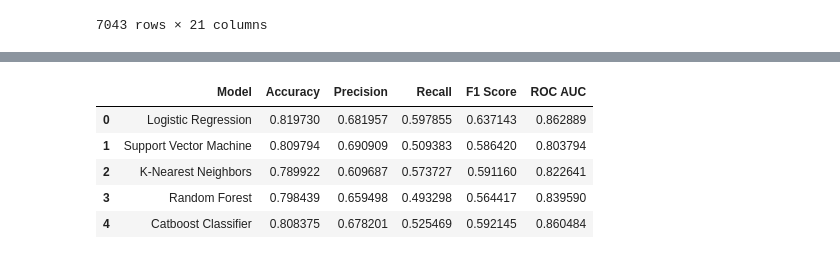
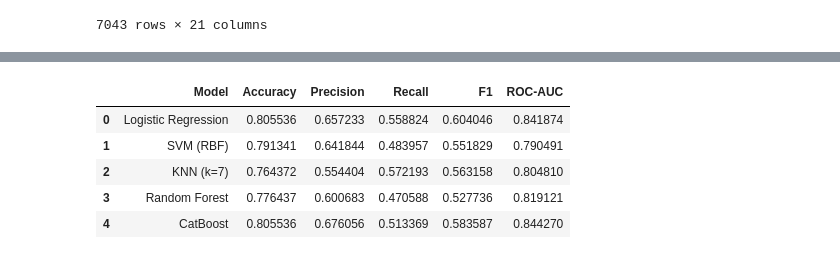
Before and after one commit to OlegTertychnyi/ML-labs-Tert, a Jupyter notebook: lab03/notebooks/lab03.ipynb, the cells around one changed output, grey strips where cells are left out. Drawn from its saved outputs; the diff is of its cells as text; code cells hidden in the pictures.

```diff
--- a/lab03/notebooks/lab03.ipynb
+++ b/lab03/notebooks/lab03.ipynb
@@ -80,8 +80,8 @@ csv_path
 # %% [output]
 PosixPath('/home/optert/ML-labs-Tert/lab03/data/raw/telco.csv')
 # %%
-X = pd.read_csv(csv_path)
-X
+df = pd.read_csv(csv_path)
+df
 # %% [output]
 |  | customerID | gender | SeniorCitizen | Partner | Dependents | tenure | PhoneService | MultipleLines | ... |
 | 0 | 7590-VHVEG | Female | 0 | Yes | No | 1 | No | No phone service | ... |
@@ -121,14 +133 @@ X['MonthlyCharges_small_flag'] = X['MonthlyCharges'].apply(lambda x: 'Yes' if x
-# %%
-# Разделяем фичи
-sku = ['customerID']
-numeric = ['tenure', 'MonthlyCharges', 'TotalCharges', 'PC1', 'PC2', 'tenure_norm_by_contract_type', 'tenure_norm_by_payment_method']
-categorical = X.columns.drop(numeric + sku).tolist()
-binary = X.columns[X.nunique() == 2].tolist()
-for cat in binary:
-    if cat in categorical:
-        categorical.remove(cat)
-
-# Переведем метки в 1/0
-le_churn = LabelEncoder()
-y = le_churn.fit_transform(y)
 # %%
@@ -200,54 +200,37 @@ pd.DataFrame(results)
 # %%
-cb_preprocessor = ColumnTransformer(transformers=[
-        ('num', 'passthrough', numeric),
-        ('cat', 'passthrough', categorical),
-        ('bin', 'passthrough', binary)
-    ],
-    remainder='drop'
+# CatBoost: берём данные без OneHot, подаём категории напрямую
+
+cat_features_idx = [X.columns.get_loc(c) for c in cat_cols]
+
+cb_model = CatBoostClassifier(
+    iterations=500,
+    loss_function="Logloss",
+    eval_metric="AUC",
+    random_seed=42,
+    verbose=False,
+    cat_features=cat_features_idx
 )
 
-cat_idx = list(range(len(numeric), len(numeric) + len(categorical) + len(binary)))
+cb_model.fit(X_train, y_train)
 
-cb_model = CatBoostClassifier(
-    n_estimators=500,
-    loss_function='Logloss',
-    eval_metric='AUC',
-    random_seed=42,
-    verbose=False,
-    cat_features=cat_idx
-)
-
-cb_pipeline = Pipeline(steps=[
-    ('preprocessor', cb_preprocessor),
-    ('model', cb_model)
-])
-
-cb_pipeline.fit(X_train, y_train)
-
-y_pred = cb_pipeline.predict(X_test)
-y_score = cb_pipeline.predict_proba(X_test)[:, 1]
-
-accuracy = accuracy_score(y_test, y_pred)
-precision = precision_score(y_test, y_pred)
-recall = recall_score(y_test, y_pred)
-f1 = f1_score(y_test, y_pred)
-roc = roc_auc_score(y_test, y_score)
+y_pred = cb_model.predict(X_test)
+y_proba = cb_model.predict_proba(X_test)[:, 1]
 
 results.append({
-    'Model': 'Catboost Classifier',
-    'Accuracy': accuracy,
-    'Precision': precision,
-    'Recall': recall,
-    'F1 Score': f1,
-    'ROC AUC': roc
+    "Model": "CatBoost",
+    "Accuracy": accuracy_score(y_test, y_pred),
+    "Precision": precision_score(y_test, y_pred),
+    "Recall": recall_score(y_test, y_pred),
+    "F1": f1_score(y_test, y_pred),
+    "ROC-AUC": roc_auc_score(y_test, y_proba)
 })
 
 pd.DataFrame(results)
 # %% [output]
-|  | Model | Accuracy | Precision | Recall | F1 Score | ROC AUC |
-| 0 | Logistic Regression | 0.819730 | 0.681957 | 0.597855 | 0.637143 | 0.862889 |
-| 1 | Support Vector Machine | 0.809794 | 0.690909 | 0.509383 | 0.586420 | 0.803794 |
-| 2 | K-Nearest Neighbors | 0.789922 | 0.609687 | 0.573727 | 0.591160 | 0.822641 |
-| 3 | Random Forest | 0.798439 | 0.659498 | 0.493298 | 0.564417 | 0.839590 |
-| 4 | Catboost Classifier | 0.808375 | 0.678201 | 0.525469 | 0.592145 | 0.860484 |
+|  | Model | Accuracy | Precision | Recall | F1 | ROC-AUC |
+| 0 | Logistic Regression | 0.805536 | 0.657233 | 0.558824 | 0.604046 | 0.841874 |
+| 1 | SVM (RBF) | 0.791341 | 0.641844 | 0.483957 | 0.551829 | 0.790491 |
+| 2 | KNN (k=7) | 0.764372 | 0.554404 | 0.572193 | 0.563158 | 0.804810 |
+| 3 | Random Forest | 0.776437 | 0.600683 | 0.470588 | 0.527736 | 0.819121 |
+| 4 | CatBoost | 0.805536 | 0.676056 | 0.513369 | 0.583587 | 0.844270 |
 # %%
```
Also changed, not shown: parts of 17 cells of this notebook, 1 other file.
